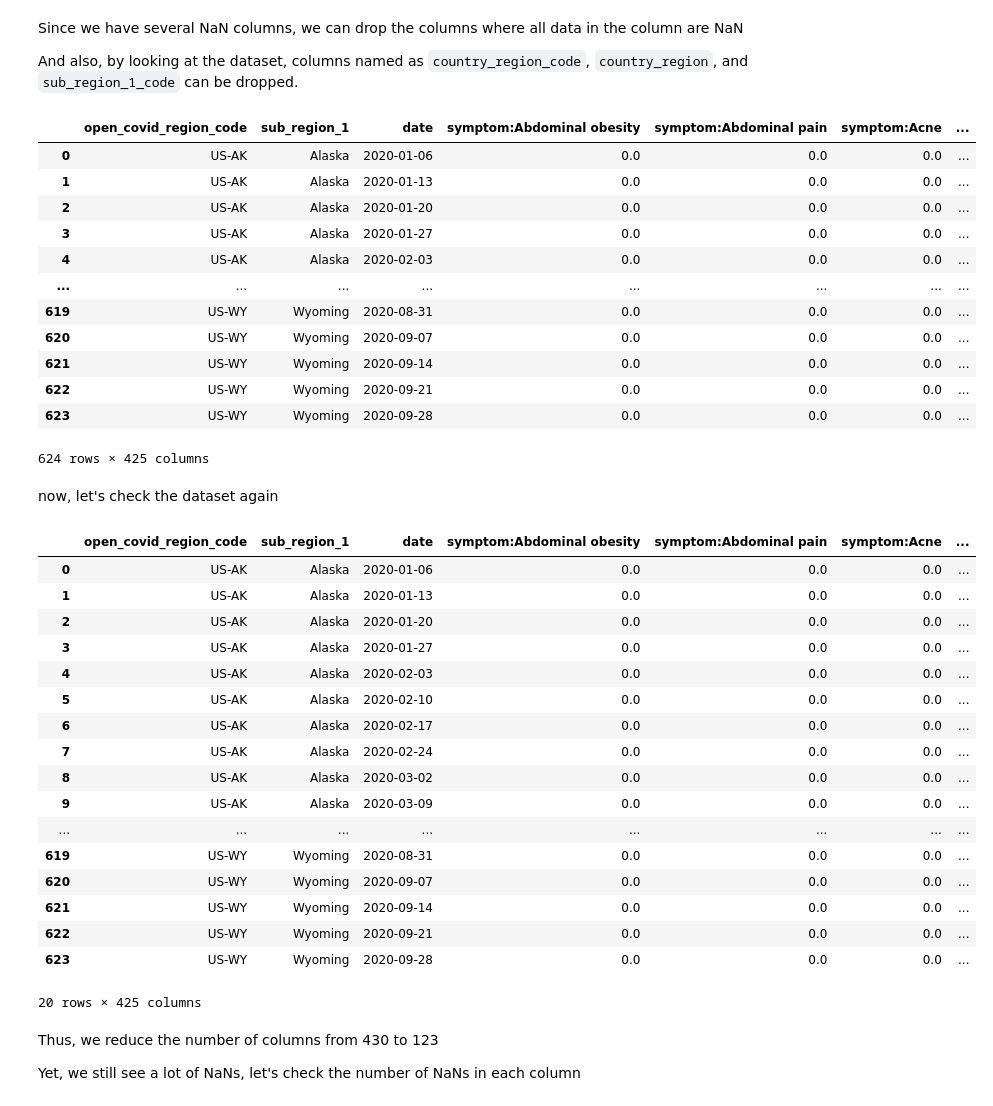
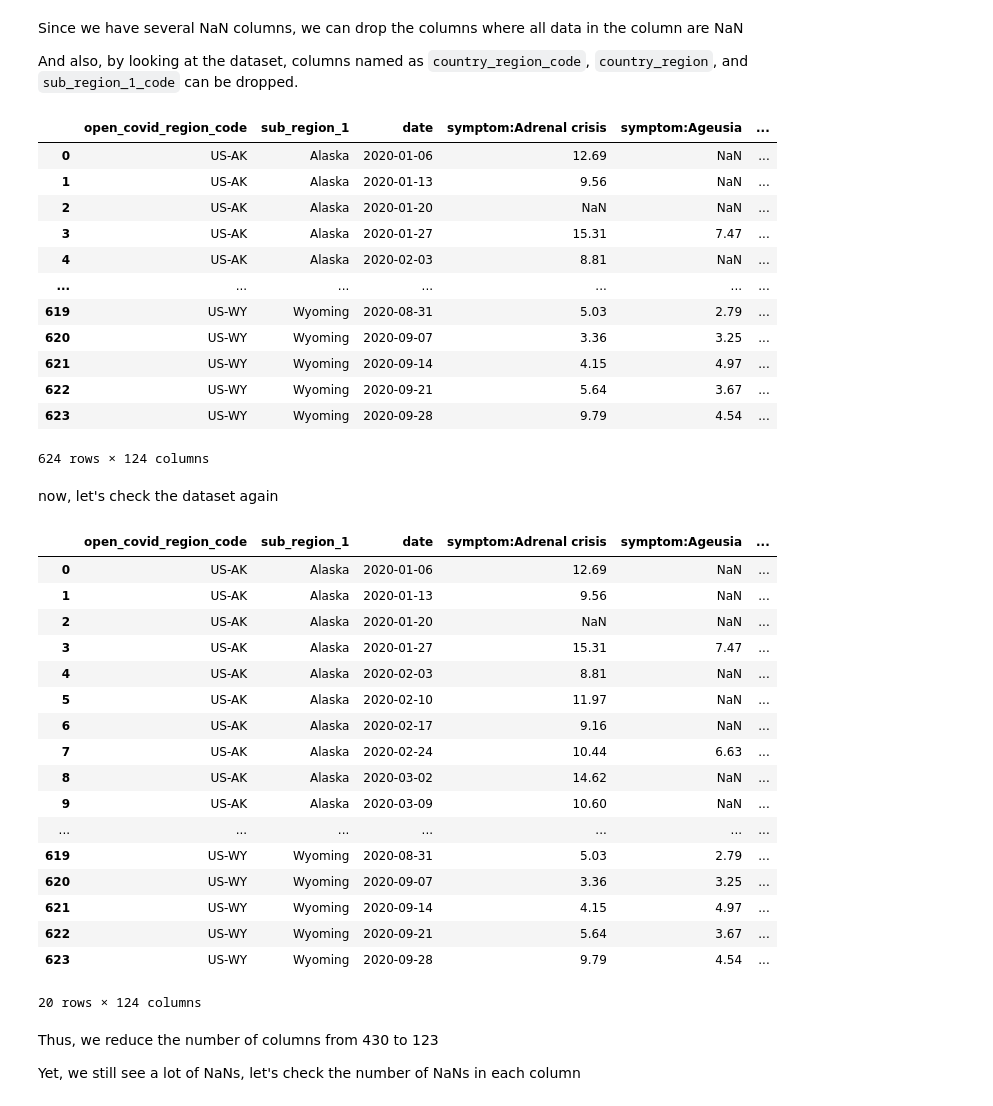
Before and after one commit to JumjieYang/COVID19-ML, a Jupyter notebook: process.ipynb, the cells around one changed output. Cells and saved outputs as stored; diff of their text form; code cells hidden in the pictures.

```diff
--- a/process.ipynb
+++ b/process.ipynb
@@ -47,47 +47,46 @@ Since we have several NaN columns, we can drop the columns where all data in the
 
 And also, by looking at the dataset, columns named as `country_region_code`, `country_region`, and `sub_region_1_code` can be dropped.
 # %%
-# search_trend_df = search_trend_df.dropna(axis=1, how='all')
-search_trend_df = search_trend_df.fillna(0)
-search_trend_df = search_trend_df.drop(['country_region_code', 'country_region', 'sub_region_1_code','sub_region_2','sub_region_2_code'], axis=1)
+search_trend_df = search_trend_df.dropna(axis=1, how='all')
+search_trend_df = search_trend_df.drop(['country_region_code', 'country_region', 'sub_region_1_code'], axis=1)
 search_trend_df
 # %% [output]
-|  | open_covid_region_code | sub_region_1 | date | symptom:Abdominal obesity | symptom:Abdominal pain | symptom:Acne | ... |
-| 0 | US-AK | Alaska | 2020-01-06 | 0.0 | 0.0 | 0.0 | ... |
-| 1 | US-AK | Alaska | 2020-01-13 | 0.0 | 0.0 | 0.0 | ... |
-| 2 | US-AK | Alaska | 2020-01-20 | 0.0 | 0.0 | 0.0 | ... |
-| 3 | US-AK | Alaska | 2020-01-27 | 0.0 | 0.0 | 0.0 | ... |
-| 4 | US-AK | Alaska | 2020-02-03 | 0.0 | 0.0 | 0.0 | ... |
-| ... | ... | ... | ... | ... | ... | ... | ... |
-| 619 | US-WY | Wyoming | 2020-08-31 | 0.0 | 0.0 | 0.0 | ... |
-| 620 | US-WY | Wyoming | 2020-09-07 | 0.0 | 0.0 | 0.0 | ... |
-| 621 | US-WY | Wyoming | 2020-09-14 | 0.0 | 0.0 | 0.0 | ... |
-| 622 | US-WY | Wyoming | 2020-09-21 | 0.0 | 0.0 | 0.0 | ... |
-| 623 | US-WY | Wyoming | 2020-09-28 | 0.0 | 0.0 | 0.0 | ... |
+|  | open_covid_region_code | sub_region_1 | date | symptom:Adrenal crisis | symptom:Ageusia | ... |
+| 0 | US-AK | Alaska | 2020-01-06 | 12.69 | NaN | ... |
+| 1 | US-AK | Alaska | 2020-01-13 | 9.56 | NaN | ... |
+| 2 | US-AK | Alaska | 2020-01-20 | NaN | NaN | ... |
+| 3 | US-AK | Alaska | 2020-01-27 | 15.31 | 7.47 | ... |
+| 4 | US-AK | Alaska | 2020-02-03 | 8.81 | NaN | ... |
+| ... | ... | ... | ... | ... | ... | ... |
+| 619 | US-WY | Wyoming | 2020-08-31 | 5.03 | 2.79 | ... |
+| 620 | US-WY | Wyoming | 2020-09-07 | 3.36 | 3.25 | ... |
+| 621 | US-WY | Wyoming | 2020-09-14 | 4.15 | 4.97 | ... |
+| 622 | US-WY | Wyoming | 2020-09-21 | 5.64 | 3.67 | ... |
+| 623 | US-WY | Wyoming | 2020-09-28 | 9.79 | 4.54 | ... |
-624 rows × 425 columns
+624 rows × 124 columns
 # %% [markdown]
 now, let's check the dataset again
 # %%
 search_trend_df.iloc[np.r_[0:10,-10:0]]
 # %% [output]
-|  | open_covid_region_code | sub_region_1 | date | symptom:Abdominal obesity | symptom:Abdominal pain | symptom:Acne | ... |
-| 0 | US-AK | Alaska | 2020-01-06 | 0.0 | 0.0 | 0.0 | ... |
-| 1 | US-AK | Alaska | 2020-01-13 | 0.0 | 0.0 | 0.0 | ... |
-| 2 | US-AK | Alaska | 2020-01-20 | 0.0 | 0.0 | 0.0 | ... |
-| 3 | US-AK | Alaska | 2020-01-27 | 0.0 | 0.0 | 0.0 | ... |
-| 4 | US-AK | Alaska | 2020-02-03 | 0.0 | 0.0 | 0.0 | ... |
-| 5 | US-AK | Alaska | 2020-02-10 | 0.0 | 0.0 | 0.0 | ... |
-| 6 | US-AK | Alaska | 2020-02-17 | 0.0 | 0.0 | 0.0 | ... |
-| 7 | US-AK | Alaska | 2020-02-24 | 0.0 | 0.0 | 0.0 | ... |
-| 8 | US-AK | Alaska | 2020-03-02 | 0.0 | 0.0 | 0.0 | ... |
-| 9 | US-AK | Alaska | 2020-03-09 | 0.0 | 0.0 | 0.0 | ... |
-| ... | ... | ... | ... | ... | ... | ... | ... |
-| 619 | US-WY | Wyoming | 2020-08-31 | 0.0 | 0.0 | 0.0 | ... |
-| 620 | US-WY | Wyoming | 2020-09-07 | 0.0 | 0.0 | 0.0 | ... |
-| 621 | US-WY | Wyoming | 2020-09-14 | 0.0 | 0.0 | 0.0 | ... |
-| 622 | US-WY | Wyoming | 2020-09-21 | 0.0 | 0.0 | 0.0 | ... |
-| 623 | US-WY | Wyoming | 2020-09-28 | 0.0 | 0.0 | 0.0 | ... |
+|  | open_covid_region_code | sub_region_1 | date | symptom:Adrenal crisis | symptom:Ageusia | ... |
+| 0 | US-AK | Alaska | 2020-01-06 | 12.69 | NaN | ... |
+| 1 | US-AK | Alaska | 2020-01-13 | 9.56 | NaN | ... |
+| 2 | US-AK | Alaska | 2020-01-20 | NaN | NaN | ... |
+| 3 | US-AK | Alaska | 2020-01-27 | 15.31 | 7.47 | ... |
+| 4 | US-AK | Alaska | 2020-02-03 | 8.81 | NaN | ... |
+| 5 | US-AK | Alaska | 2020-02-10 | 11.97 | NaN | ... |
+| 6 | US-AK | Alaska | 2020-02-17 | 9.16 | NaN | ... |
+| 7 | US-AK | Alaska | 2020-02-24 | 10.44 | 6.63 | ... |
+| 8 | US-AK | Alaska | 2020-03-02 | 14.62 | NaN | ... |
+| 9 | US-AK | Alaska | 2020-03-09 | 10.60 | NaN | ... |
+| ... | ... | ... | ... | ... | ... | ... |
+| 619 | US-WY | Wyoming | 2020-08-31 | 5.03 | 2.79 | ... |
+| 620 | US-WY | Wyoming | 2020-09-07 | 3.36 | 3.25 | ... |
+| 621 | US-WY | Wyoming | 2020-09-14 | 4.15 | 4.97 | ... |
+| 622 | US-WY | Wyoming | 2020-09-21 | 5.64 | 3.67 | ... |
+| 623 | US-WY | Wyoming | 2020-09-28 | 9.79 | 4.54 | ... |
-20 rows × 425 columns
+20 rows × 124 columns
 # %% [markdown]
 Thus, we reduce the number of columns from 430 to 123
 
```
Also changed, not shown: parts of 3 cells of this notebook, 2 other files.
